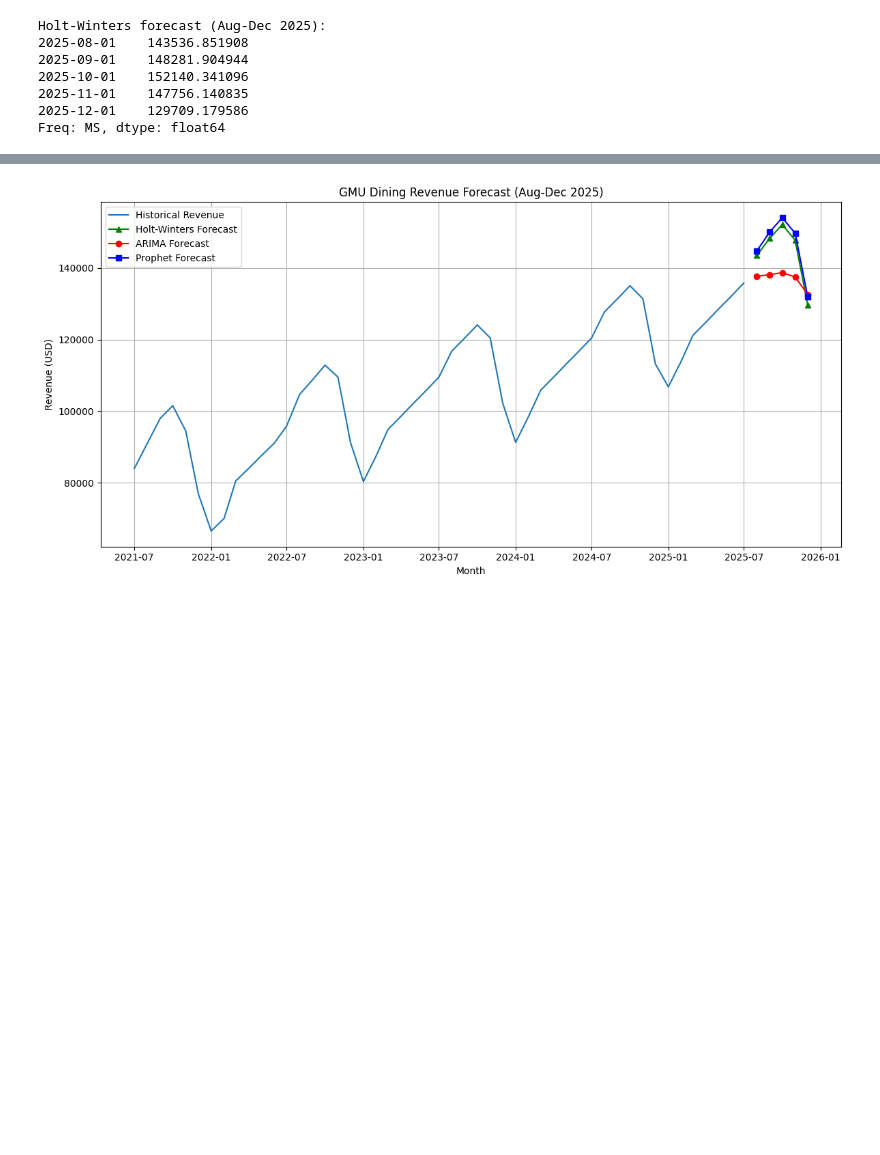
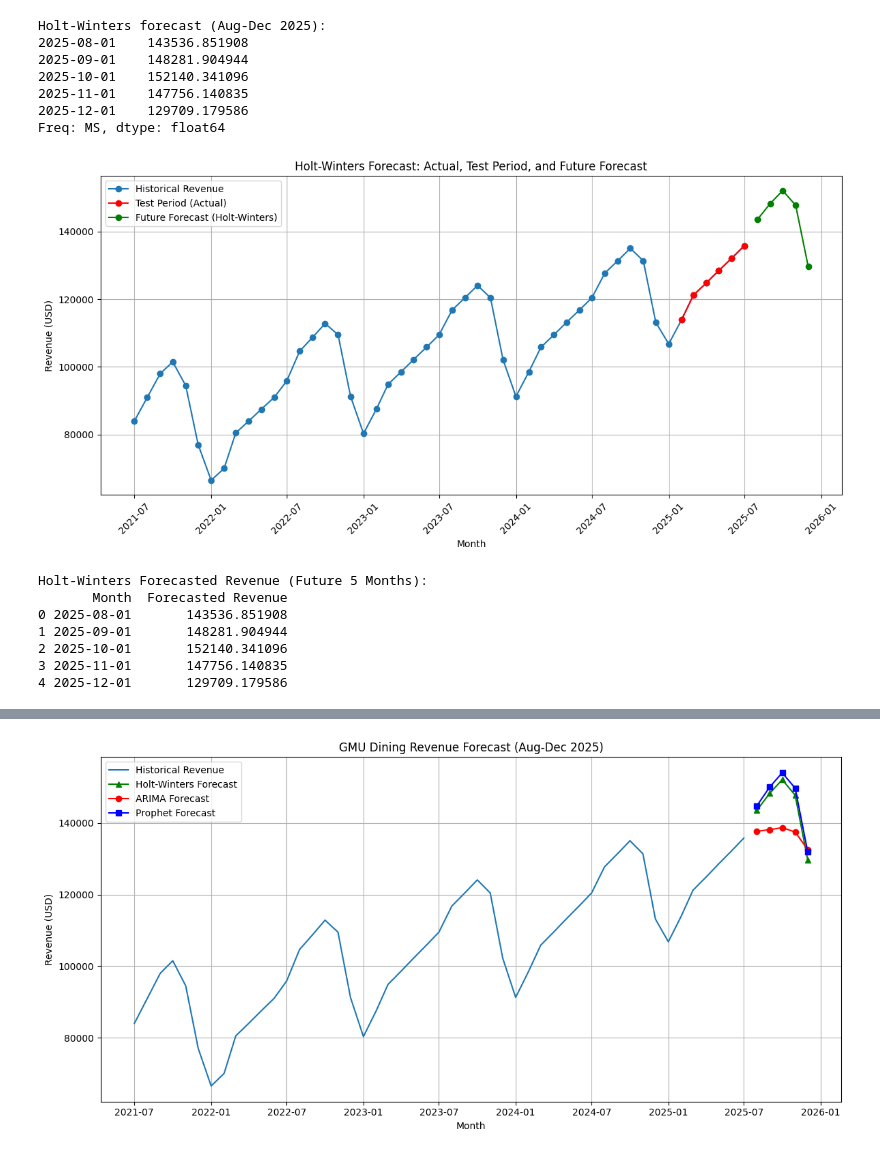
Before and after one commit to shawnjohn23/GMU-ABS, a Jupyter notebook: Dining.ipynb, the cells around one changed output, grey strips where cells are left out. Cells and saved outputs as stored; diff of their text form; code cells hidden in the pictures; blank space fills up the shorter version.

```diff
--- a/Dining.ipynb
+++ b/Dining.ipynb
@@ -318,7 +518,10 @@ Warnings:
 # Introducing Holt-Winters and Prophet Forecast
 # %%
 from statsmodels.tsa.holtwinters import ExponentialSmoothing
-
+df = df_Git
+# Set frequency to 'MS' (Month Start)
+df = df.asfreq('MS')  # or df_selected = df_selected.asfreq('MS') if you're using a subset
+y = df['Revenue (USD)']
 hw_model = ExponentialSmoothing(y, trend='add', seasonal='add', seasonal_periods=12).fit()
 forecast_hw = hw_model.forecast(steps=5)
 print("Holt-Winters forecast (Aug-Dec 2025):")
@@ -331,3 +534,37 @@ Holt-Winters forecast (Aug-Dec 2025):
 2025-11-01    147756.140835
 2025-12-01    129709.179586
 Freq: MS, dtype: float64
+# %%
+# Get the last 6 months as test period (for comparison)
+test = y.iloc[-6:]
+
+# Prepare future dates for forecast (5 months after last date in df)
+future_dates = pd.date_range(test.index[-1] + pd.DateOffset(months=1), periods=5, freq='MS')
+
+# Plot historical, test period, and Holt-Winters forecast
+plt.figure(figsize=(12,6))
+plt.plot(y.index, y, label='Historical Revenue', marker='o')
+plt.plot(test.index, test, 'ro-', label='Test Period (Actual)')
+plt.plot(future_dates, forecast_hw, 'go-', label='Future Forecast (Holt-Winters)')
+plt.title('Holt-Winters Forecast: Actual, Test Period, and Future Forecast')
+plt.xlabel('Month')
+plt.ylabel('Revenue (USD)')
+plt.xticks(rotation=45)
+plt.legend()
+plt.grid(True)
+plt.tight_layout()
+plt.show()
+
+# Print forecasted values
+forecast_df = pd.DataFrame({'Month': future_dates, 'Forecasted Revenue': forecast_hw.values})
+print("\nHolt-Winters Forecasted Revenue (Future 5 Months):")
+print(forecast_df)
+# %% [output]
+[figure, added]
+Holt-Winters Forecasted Revenue (Future 5 Months):
+       Month  Forecasted Revenue
+0 2025-08-01       143536.851908
+1 2025-09-01       148281.904944
+2 2025-10-01       152140.341096
+3 2025-11-01       147756.140835
+4 2025-12-01       129709.179586
```
Also changed, not shown: parts of 33 cells of this notebook.
